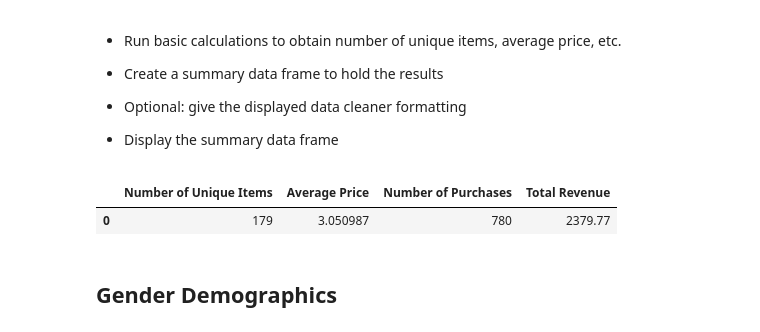
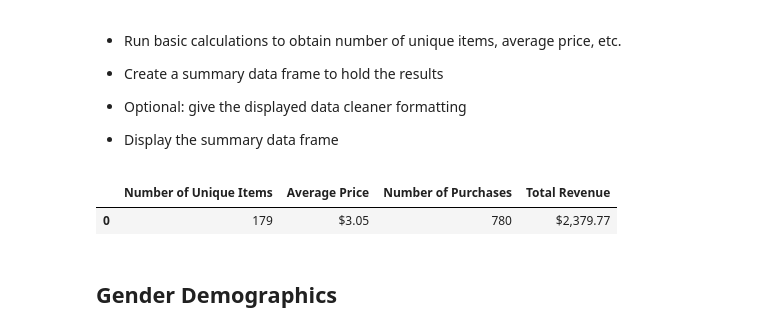
Before and after one commit to stephanierivas/pandas-challenge, a Jupyter notebook: HeroesOfPymoli/HeroesOfPymoli_starter-Copy1.ipynb, the cells around one changed output. Saved outputs shown, nothing was run; the diff lists cells and outputs as text; code cells hidden in the pictures.

```diff
--- a/HeroesOfPymoli/HeroesOfPymoli_starter-Copy1.ipynb
+++ b/HeroesOfPymoli/HeroesOfPymoli_starter-Copy1.ipynb
@@ -56,13 +56,15 @@ total_revenue = (purchase_data_df["Price"].sum())
 # %%
 purchasing_analysis_df=pd.DataFrame([{"Number of Unique Items": Unique_Items,
                                      "Average Price": average_price,
                                       "Number of Purchases":number_purchased,
-                                      "Total Revenue": total_revenue
+                                      "Total Revenue":  total_revenue
                                     }])
+purchasing_analysis_df["Average Price"]=purchasing_analysis_df["Average Price"].map("${:.2f}".format)
+purchasing_analysis_df["Total Revenue"]=purchasing_analysis_df["Total Revenue"].map("${:,.2f}".format)
 purchasing_analysis_df
 # %% [output]
 |  | Number of Unique Items | Average Price | Number of Purchases | Total Revenue |
-| 0 | 179 | 3.050987 | 780 | 2379.77 |
+| 0 | 179 | $3.05 | 780 | $2,379.77 |
 # %% [markdown]
 ## Gender Demographics
 # %% [markdown]
```
Also changed, not shown: parts of 20 cells of this notebook, 1 other file.
